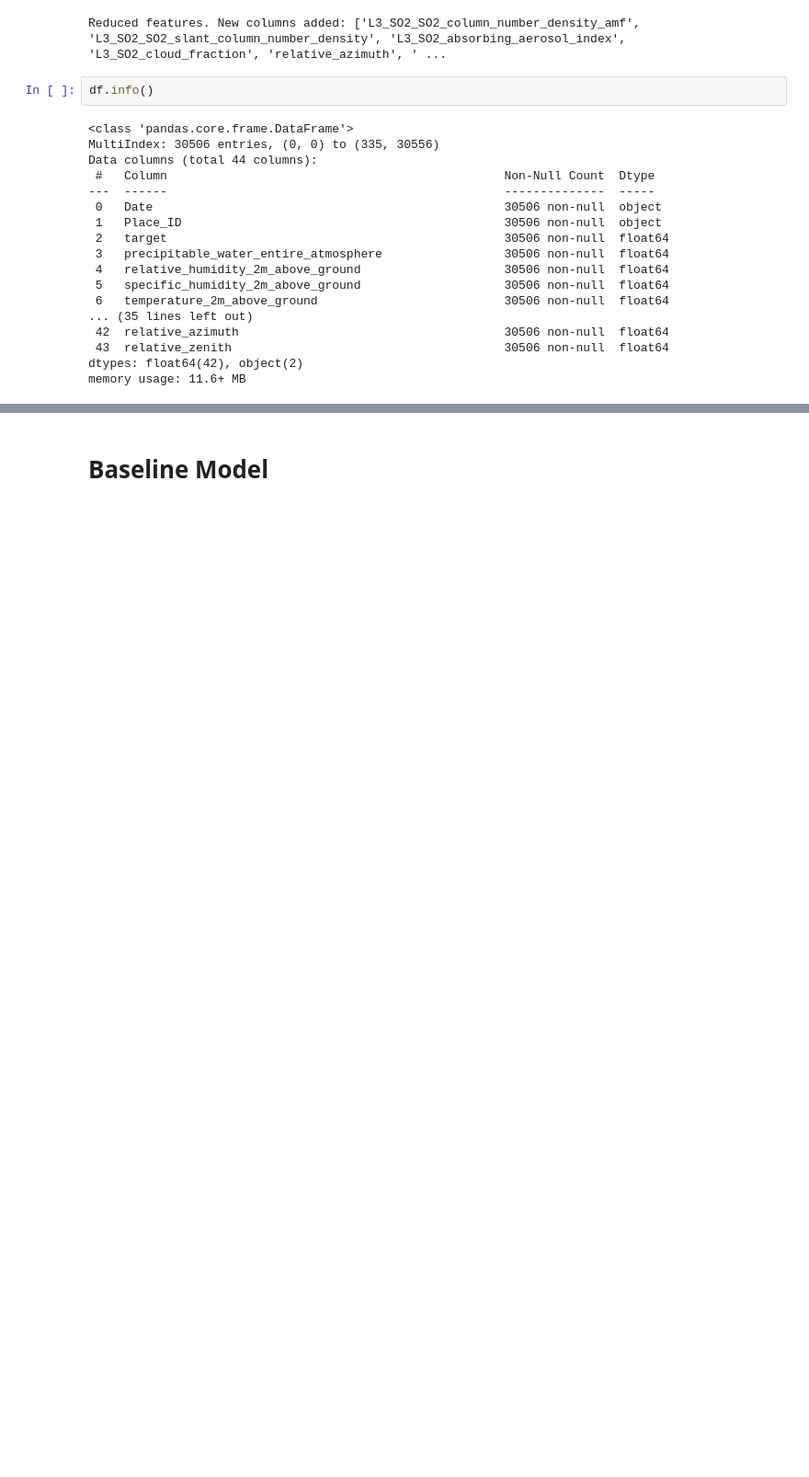
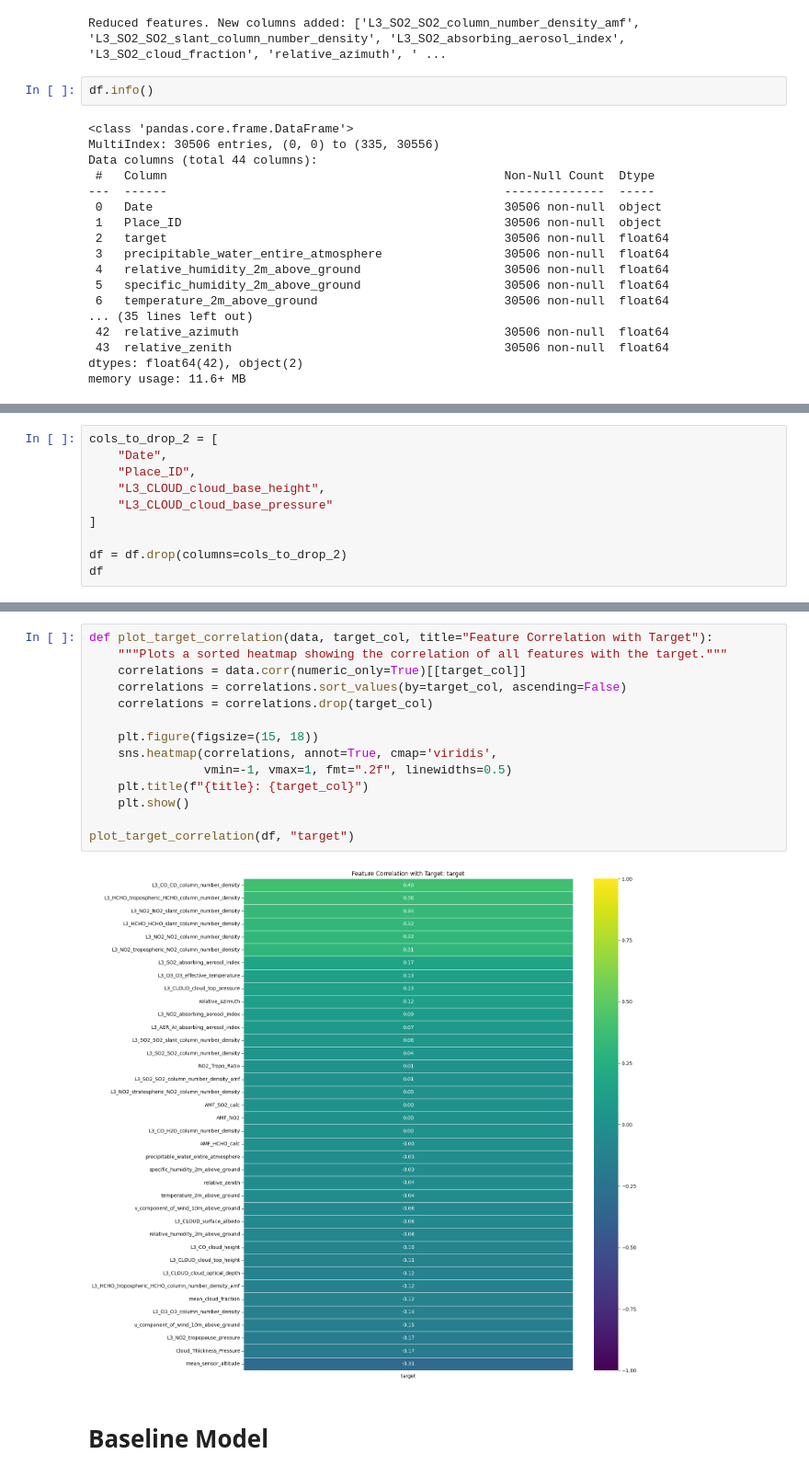
Before and after one commit to paramjolly123/ML_Project_Air_Quality, a Jupyter notebook: Models/EDA_param.ipynb, the cells around one changed output, grey strips where cells are left out. Shown at 92% size. Saved outputs shown, nothing was run; the diff lists cells and outputs as text; blank space fills up the shorter version.

```diff
--- a/Models/EDA_param.ipynb
+++ b/Models/EDA_param.ipynb
@@ -317,0 +354,10 @@ memory usage: 12.8+ MB
+# %%
+cols_to_drop_2 = [
+    "Date",
+    "Place_ID",
+    "L3_CLOUD_cloud_base_height",
+    "L3_CLOUD_cloud_base_pressure"
+]
+
+df = df.drop(columns=cols_to_drop_2)
+df
@@ -318,2 +378,18 @@ memory usage: 12.8+ MB
+# %%
+def plot_target_correlation(data, target_col, title="Feature Correlation with Target"):
+    """Plots a sorted heatmap showing the correlation of all features with the target."""
+    correlations = data.corr(numeric_only=True)[[target_col]]
+    correlations = correlations.sort_values(by=target_col, ascending=False)
+    correlations = correlations.drop(target_col)
+
+    plt.figure(figsize=(15, 18))
+    sns.heatmap(correlations, annot=True, cmap='viridis',
+                vmin=-1, vmax=1, fmt=".2f", linewidths=0.5)
+    plt.title(f"{title}: {target_col}")
+    plt.show()
+
+plot_target_correlation(df, "target")
+# %% [output]
+[figure, added]
 # %% [markdown]
 # Baseline Model
```
Also changed, not shown: parts of 7 cells of this notebook, 1 other file.
